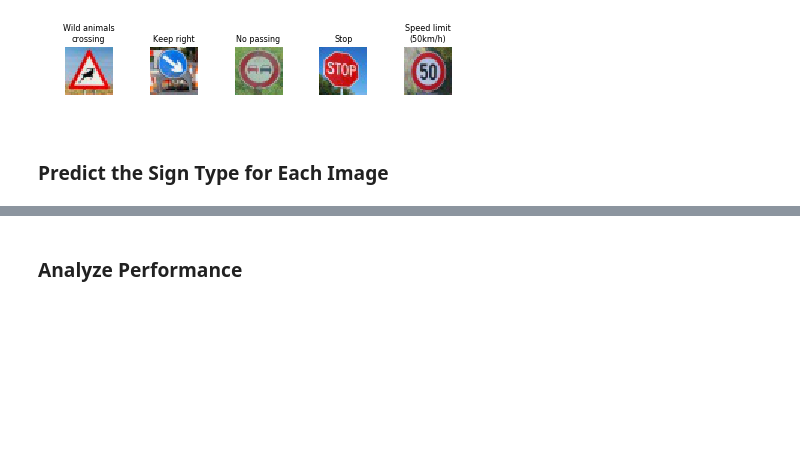
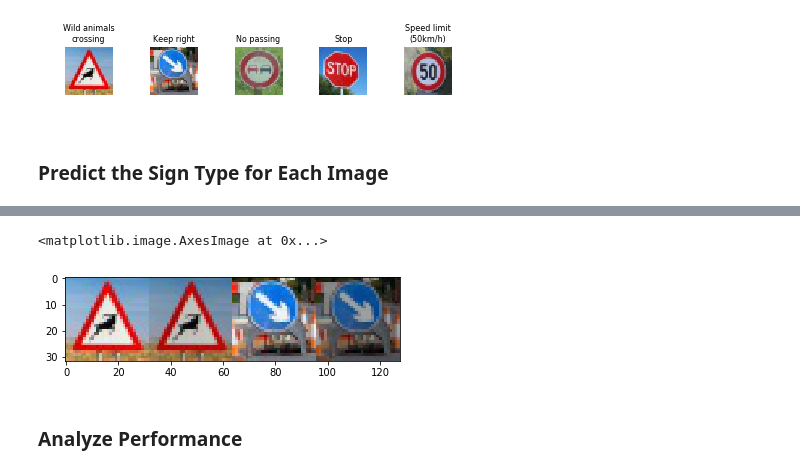
Before and after one commit to karanj1/SDCar, a Jupyter notebook: CarND-Traffic-Sign-Classifier-Project/Traffic_Sign_Classifier6.ipynb, the cells around one changed output, grey strips where cells are left out. Drawn from its saved outputs; the diff is of its cells as text; code cells hidden in the pictures; blank space fills up the shorter version.

```diff
--- a/CarND-Traffic-Sign-Classifier-Project/Traffic_Sign_Classifier6.ipynb
+++ b/CarND-Traffic-Sign-Classifier-Project/Traffic_Sign_Classifier6.ipynb
@@ -775,3 +772,23 @@ image2 = np.zeros(X_train[0].shape, dtype='u1')
+# %%
+def pre_process_image(X_in, Xb_out):
+    for i in range(0, len(X_in)):
+        cv2.normalize(X_in[i],Xb_out[i],0, 255, cv2.NORM_MINMAX)
+
+        Xb_out[i] = cv2.cvtColor(Xb_out[i],cv2.COLOR_RGB2HSV)
+        brightness = .25+np.random.uniform(0.4,0.9) #https://docs.python.org/2/library/random.html#random.random
+        #print(brightness)
+        Xb_out[i,:,:,2] = Xb_out[i,:,:,2]*brightness
+        Xb_out[i] = cv2.cvtColor(Xb_out[i],cv2.COLOR_HSV2RGB)
+
+    return Xb_out
+# %%
+Xp_newdata = np.zeros(newdata.shape,dtype='u1')
+Xp_newdata = pre_process_image(newdata, Xp_newdata)
+res = np.hstack((newdata[5],Xp_newdata[5],newdata[6],Xp_newdata[6])) #stacking images side-by-side
+plt.imshow(res)
+# %% [output]
+<matplotlib.image.AxesImage at 0x...>
+[figure, added]
 # %%
 save_file= './lenet5'
 saver = tf.train.Saver()
```
Also changed, not shown: parts of 3 cells of this notebook.
